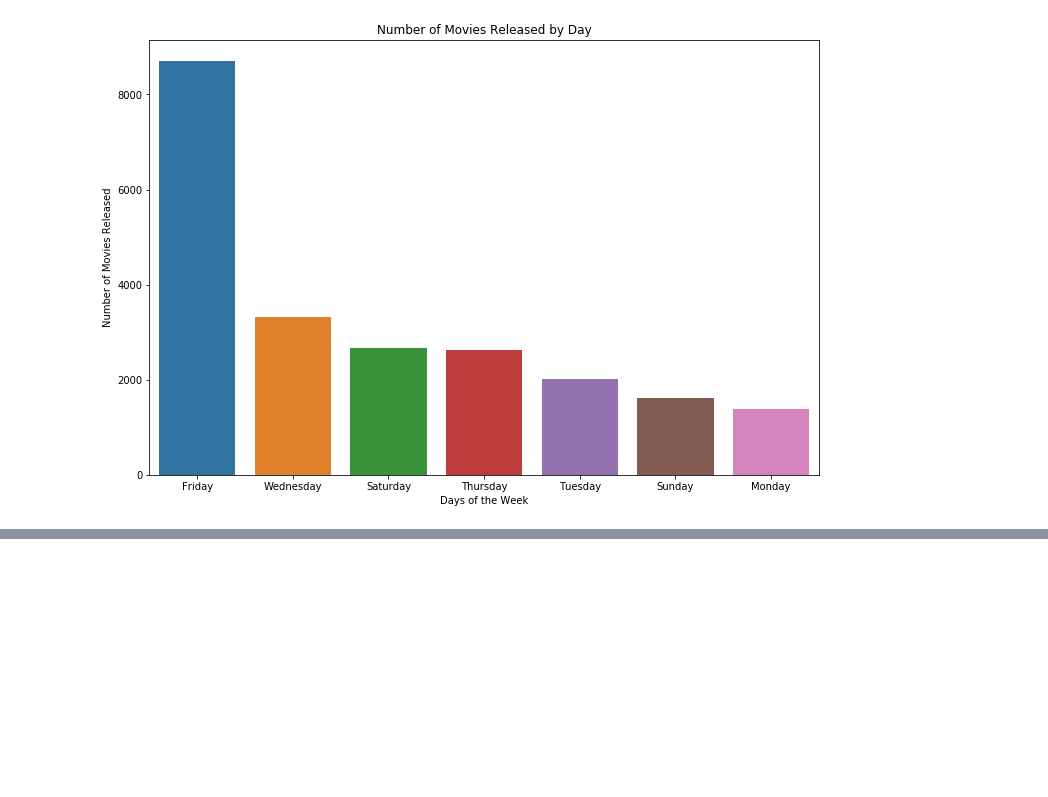
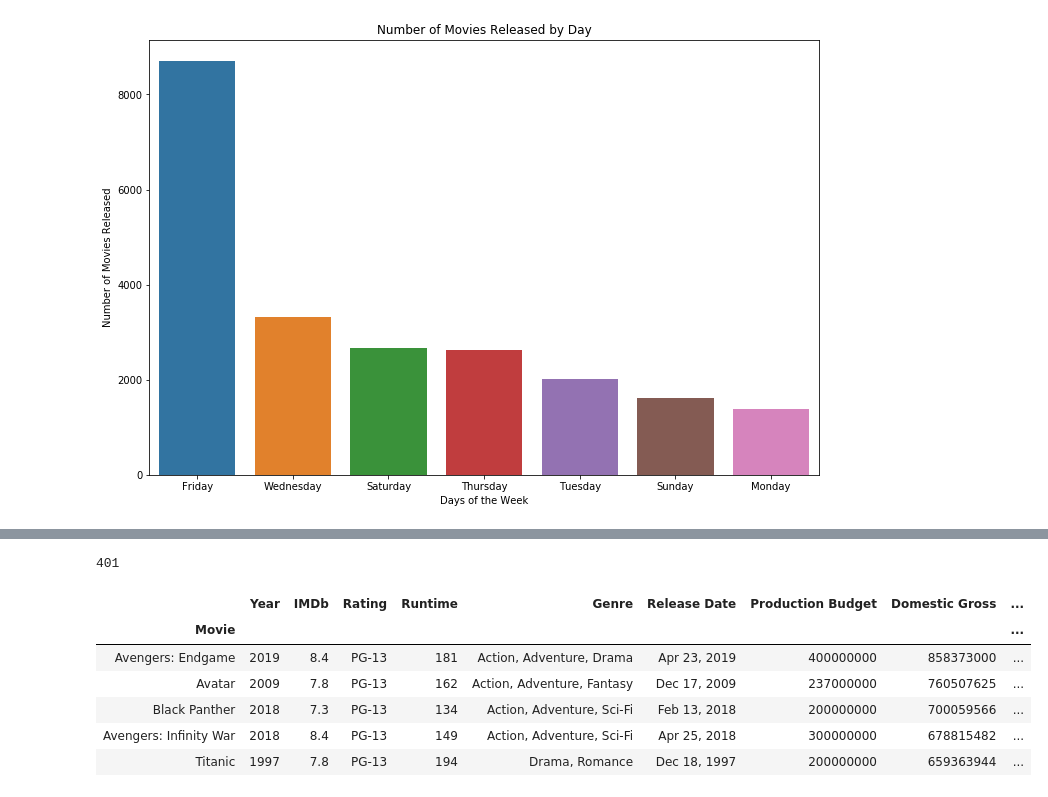
Before and after one commit to drdavis043/Movie-, a Jupyter notebook: Preliminary EDA.ipynb, the cells around one changed output, grey strips where cells are left out. Cells and saved outputs as stored; diff of their text form; code cells hidden in the pictures; blank space fills up the shorter version.

```diff
--- a/Preliminary EDA.ipynb
+++ b/Preliminary EDA.ipynb
@@ -96,3 +96,15 @@ plt.ylabel('Number of Movies Released')
 # %% [output]
 Text(0, 0.5, 'Number of Movies Released')
 [figure]
+# %%
+#Let'
+imdb_budgets_df['Profit'] = imdb_budgets_df['Worldwide Gross'] - imdb_budgets_df['Production Budget']
+
+imdb_budgets_df['Profit_Margin'] = (imdb_budgets_df['Worldwide Gross'] -
+                                    imdb_budgets_df['Production Budget'])/imdb_budgets_df['Worldwide Gross']
+# %%
+imdb_budgets_df.set_index('Movie', inplace=True)
+awards_df.set_index('film_name', inplace=True)
+
+budgets_and_awards = imdb_budgets_df.join(awards_df, how='inner')
+budgets_and_awards.head()
@@ -98,0 +118,14 @@ Text(0, 0.5, 'Number of Movies Released')
+# %%
+len(budgets_and_awards)
+# %% [output]
+401
+# %%
+imdb_budgets_df.head()
+# %% [output]
+|  | Year | IMDb | Rating | Runtime | Genre | Release Date | Production Budget | Domestic Gross | ... |
+| Movie |  |  |  |  |  |  |  |  | ... |
+| Avengers: Endgame | 2019 | 8.4 | PG-13 | 181 | Action, Adventure, Drama | Apr 23, 2019 | 400000000 | 858373000 | ... |
+| Avatar | 2009 | 7.8 | PG-13 | 162 | Action, Adventure, Fantasy | Dec 17, 2009 | 237000000 | 760507625 | ... |
+| Black Panther | 2018 | 7.3 | PG-13 | 134 | Action, Adventure, Sci-Fi | Feb 13, 2018 | 200000000 | 700059566 | ... |
+| Avengers: Infinity War | 2018 | 8.4 | PG-13 | 149 | Action, Adventure, Sci-Fi | Apr 25, 2018 | 300000000 | 678815482 | ... |
+| Titanic | 1997 | 7.8 | PG-13 | 194 | Drama, Romance | Dec 18, 1997 | 200000000 | 659363944 | ... |
```
Also changed, not shown: parts of 1 cell of this notebook.
